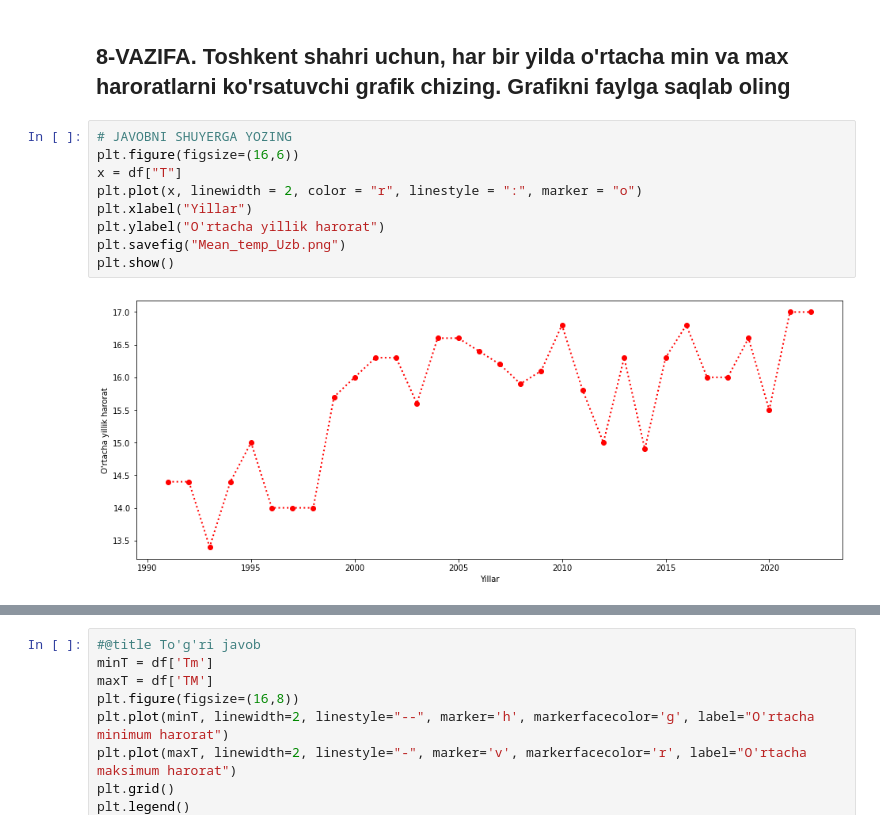
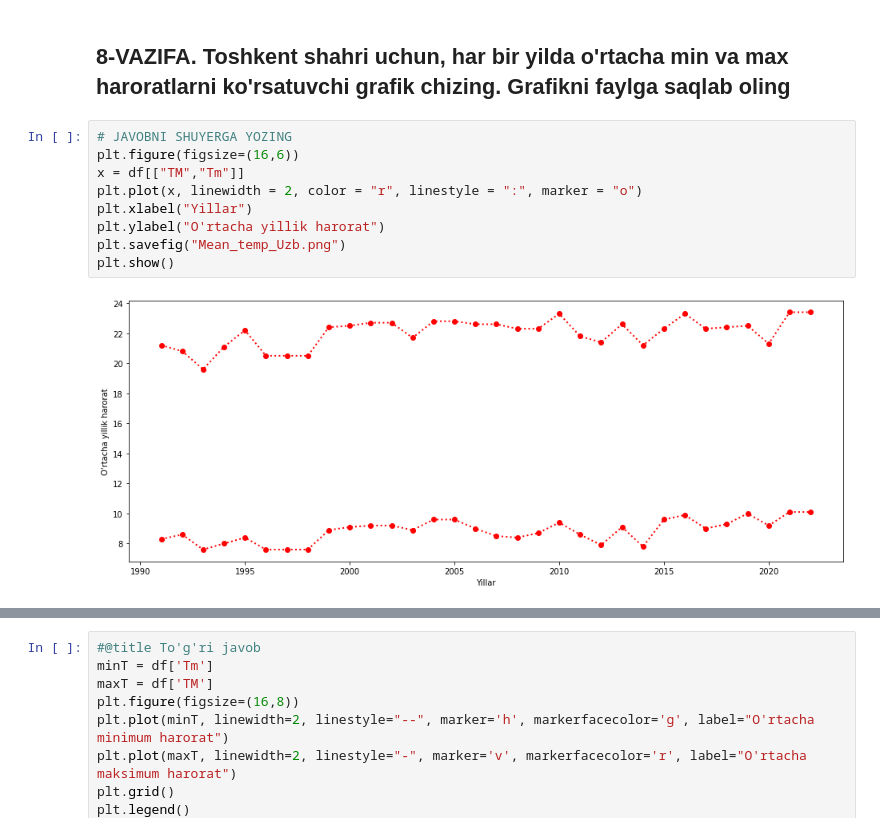
Before and after one commit to DostonBek2999/Data_Science_Homework, a Jupyter notebook: Data_Science_4_module/04_VISUAL_AMALIYOT_01_matplotlib.ipynb, the cells around one changed output, grey strips where cells are left out. Cells and saved outputs as stored; diff of their text form.

```diff
--- a/Data_Science_4_module/04_VISUAL_AMALIYOT_01_matplotlib.ipynb
+++ b/Data_Science_4_module/04_VISUAL_AMALIYOT_01_matplotlib.ipynb
@@ -428,11 +414,11 @@ plt.show()
 # %%
 # JAVOBNI SHUYERGA YOZING
 plt.figure(figsize=(16,6))
-x = df["T"]
+x = df[["TM","Tm"]]
 plt.plot(x, linewidth = 2, color = "r", linestyle = ":", marker = "o")
 plt.xlabel("Yillar")
 plt.ylabel("O'rtacha yillik harorat")
 plt.savefig("Mean_temp_Uzb.png")
 plt.show()
 # %% [output]
-[figure, old version]
+[figure, new version]
```
Also changed, not shown: parts of 3 cells of this notebook, 2 other files.
